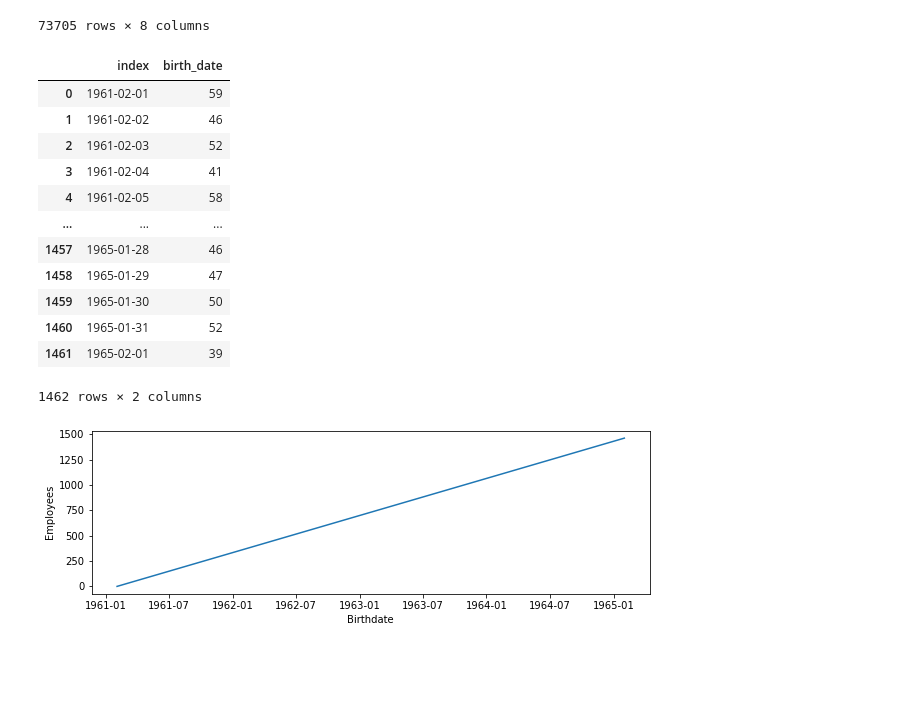
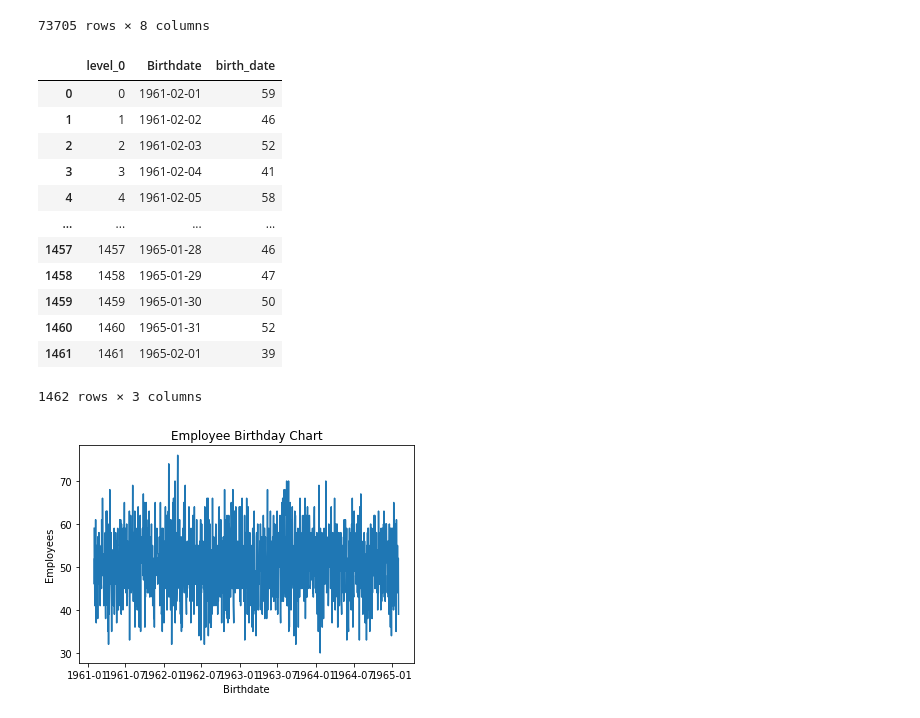
Before and after one commit to paulviet/Pewlett-Hackard-Analysis, a Jupyter notebook: DATA/bar_charts.ipynb, the cells around one changed output. Drawn from its saved outputs; the diff is of its cells as text; code cells hidden in the pictures; blank space fills up the shorter version.

```diff
--- a/DATA/bar_charts.ipynb
+++ b/DATA/bar_charts.ipynb
@@ -23,26 +24,29 @@ internal_candidates_pd
 # %%
 #objects = internal_candidates_pd.groupby[{"birth_date"}].sum()
 datedf = pd.to_datetime(internal_candidates_pd["birth_date"]).value_counts().sort_index().reset_index()
+datedf.reset_index(inplace=True)
+datedf = datedf.rename(columns = {'index':'Birthdate'})
 datedf
 # %% [output]
-|  | index | birth_date |
-| 0 | 1961-02-01 | 59 |
-| 1 | 1961-02-02 | 46 |
-| 2 | 1961-02-03 | 52 |
-| 3 | 1961-02-04 | 41 |
-| 4 | 1961-02-05 | 58 |
-| ... | ... | ... |
-| 1457 | 1965-01-28 | 46 |
-| 1458 | 1965-01-29 | 47 |
-| 1459 | 1965-01-30 | 50 |
-| 1460 | 1965-01-31 | 52 |
-| 1461 | 1965-02-01 | 39 |
+|  | level_0 | Birthdate | birth_date |
+| 0 | 0 | 1961-02-01 | 59 |
+| 1 | 1 | 1961-02-02 | 46 |
+| 2 | 2 | 1961-02-03 | 52 |
+| 3 | 3 | 1961-02-04 | 41 |
+| 4 | 4 | 1961-02-05 | 58 |
+| ... | ... | ... | ... |
+| 1457 | 1457 | 1965-01-28 | 46 |
+| 1458 | 1458 | 1965-01-29 | 47 |
+| 1459 | 1459 | 1965-01-30 | 50 |
+| 1460 | 1460 | 1965-01-31 | 52 |
+| 1461 | 1461 | 1965-02-01 | 39 |
-1462 rows × 2 columns
+1462 rows × 3 columns
 # %%
-plt.plot(datedf['index'],datedf.index.values)
-plt.rcParams["figure.figsize"] = [10,3]
+plt.plot(datedf['Birthdate'],datedf['birth_date'])
+plt.rcParams["figure.figsize"] = [15,3]
 plt.xlabel("Birthdate")
 plt.ylabel("Employees")
+plt.title('Employee Birthday Chart')
 plt.show()
 # %% [output]
-[figure, old version]
+[figure, new version]
```
Also changed, not shown: parts of 6 cells of this notebook, 7 other files.
